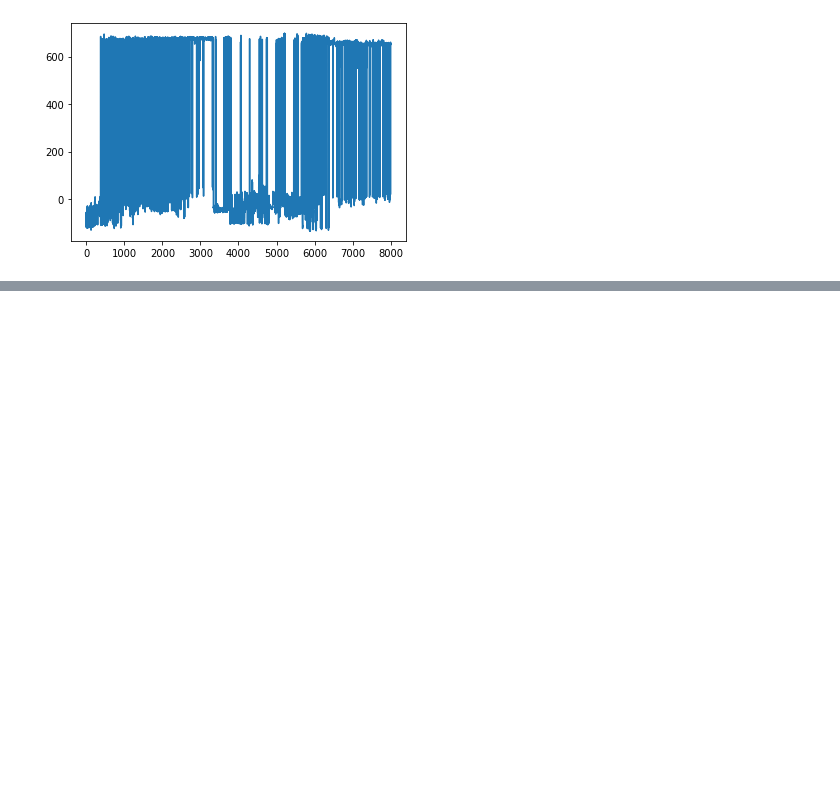
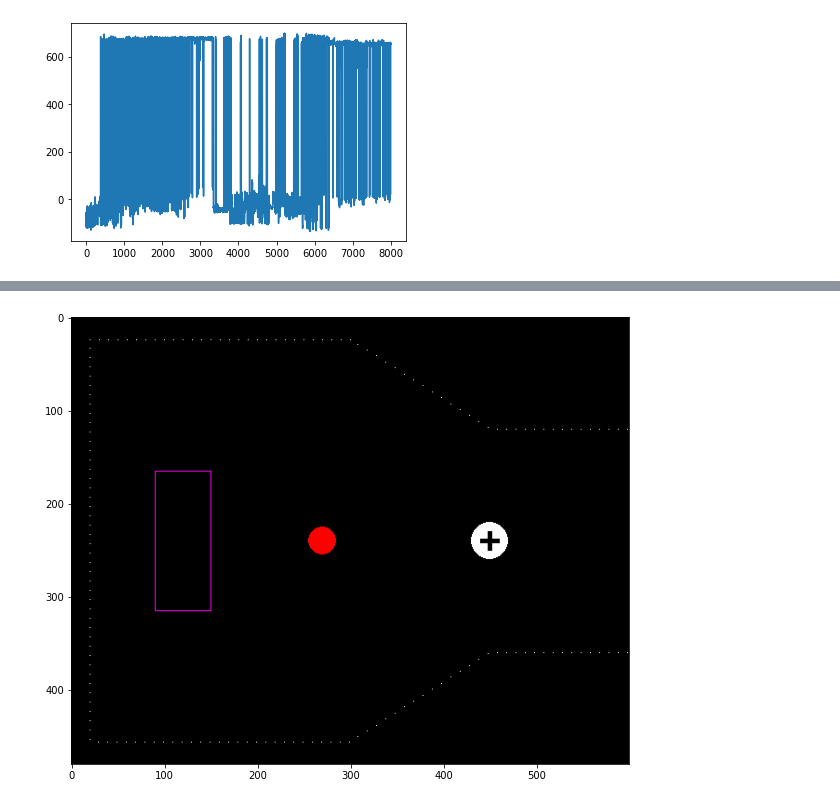
Before and after one commit to jihao2021/box-pushing, a Jupyter notebook: plotting.ipynb, the cells around one changed output, grey strips where cells are left out. Saved outputs shown, nothing was run; the diff lists cells and outputs as text; code cells hidden in the pictures; blank space fills up the shorter version.

```diff
--- a/plotting.ipynb
+++ b/plotting.ipynb
@@ -67,0 +80,18 @@ low rate: 0.35714285714285715
+# %%
+from scripts.pygame_env import CustomEnv
+import pygame
+
+env = CustomEnv(random_initialization=False, n_agents=5)
+env.render()
+
+plt.figure(figsize=[10, 10])
+plt.imshow(np.transpose(
+        np.array(pygame.surfarray.pixels3d(env.screen)), axes=(1, 0, 2)
+    ))
+
+pygame.quit()
+# cv2.imwrite("test.png", np.transpose(
+#         np.array(pygame.surfarray.pixels3d(env.screen)), axes=(1, 0, 2)
+#     ))
+# %% [output]
+[figure, added]
```
Also changed, not shown: parts of 2 cells of this notebook, 1 other file.
